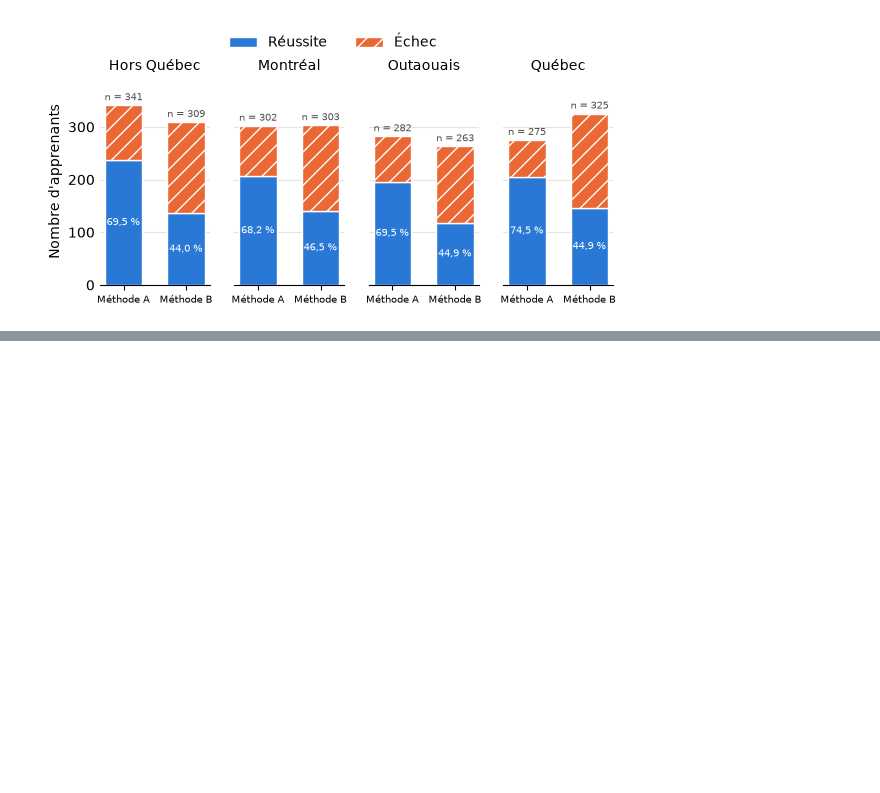
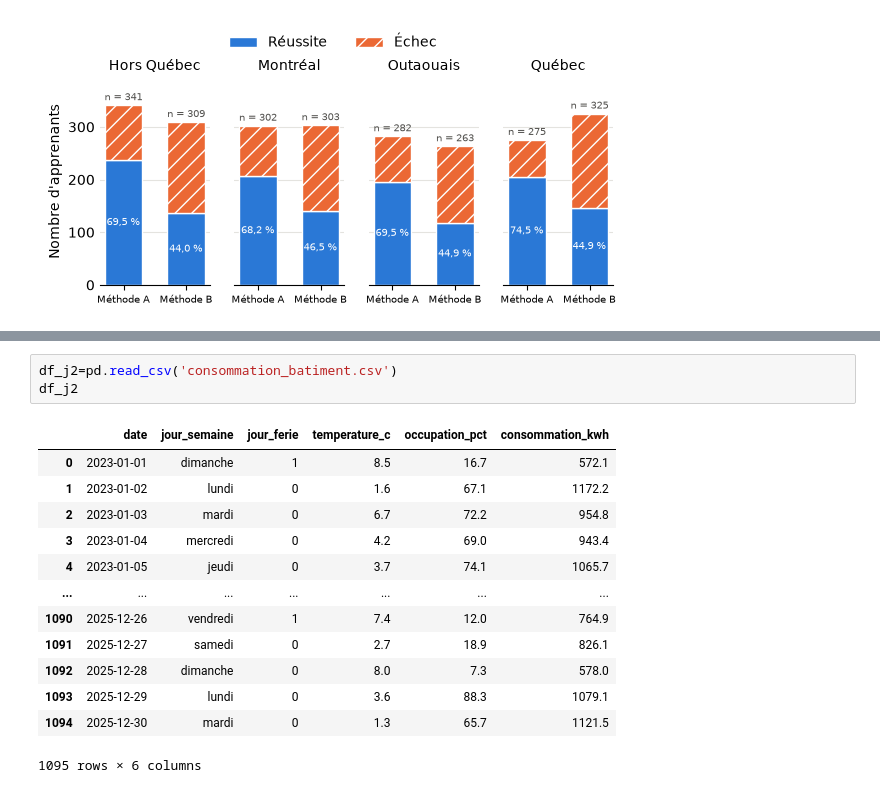
Before and after one commit to Dandalex/Devoir1ConceptStat, a Jupyter notebook: Dandrea_Devoir_I.ipynb, the cells around one changed output, grey strips where cells are left out. Drawn from its saved outputs; the diff is of its cells as text; blank space fills up the shorter version.

```diff
--- a/Dandrea_Devoir_I.ipynb
+++ b/Dandrea_Devoir_I.ipynb
@@ -350,0 +357,17 @@ plt.show()
+# %%
+df_j2=pd.read_csv('consommation_batiment.csv')
+df_j2
+# %% [output]
+|  | date | jour_semaine | jour_ferie | temperature_c | occupation_pct | consommation_kwh |
+| 0 | 2023-01-01 | dimanche | 1 | 8.5 | 16.7 | 572.1 |
+| 1 | 2023-01-02 | lundi | 0 | 1.6 | 67.1 | 1172.2 |
+| 2 | 2023-01-03 | mardi | 0 | 6.7 | 72.2 | 954.8 |
+| 3 | 2023-01-04 | mercredi | 0 | 4.2 | 69.0 | 943.4 |
+| 4 | 2023-01-05 | jeudi | 0 | 3.7 | 74.1 | 1065.7 |
+| ... | ... | ... | ... | ... | ... | ... |
+| 1090 | 2025-12-26 | vendredi | 1 | 7.4 | 12.0 | 764.9 |
+| 1091 | 2025-12-27 | samedi | 0 | 2.7 | 18.9 | 826.1 |
+| 1092 | 2025-12-28 | dimanche | 0 | 8.0 | 7.3 | 578.0 |
+| 1093 | 2025-12-29 | lundi | 0 | 3.6 | 88.3 | 1079.1 |
+| 1094 | 2025-12-30 | mardi | 0 | 1.3 | 65.7 | 1121.5 |
+1095 rows × 6 columns
```
Also changed, not shown: parts of 5 cells of this notebook.
